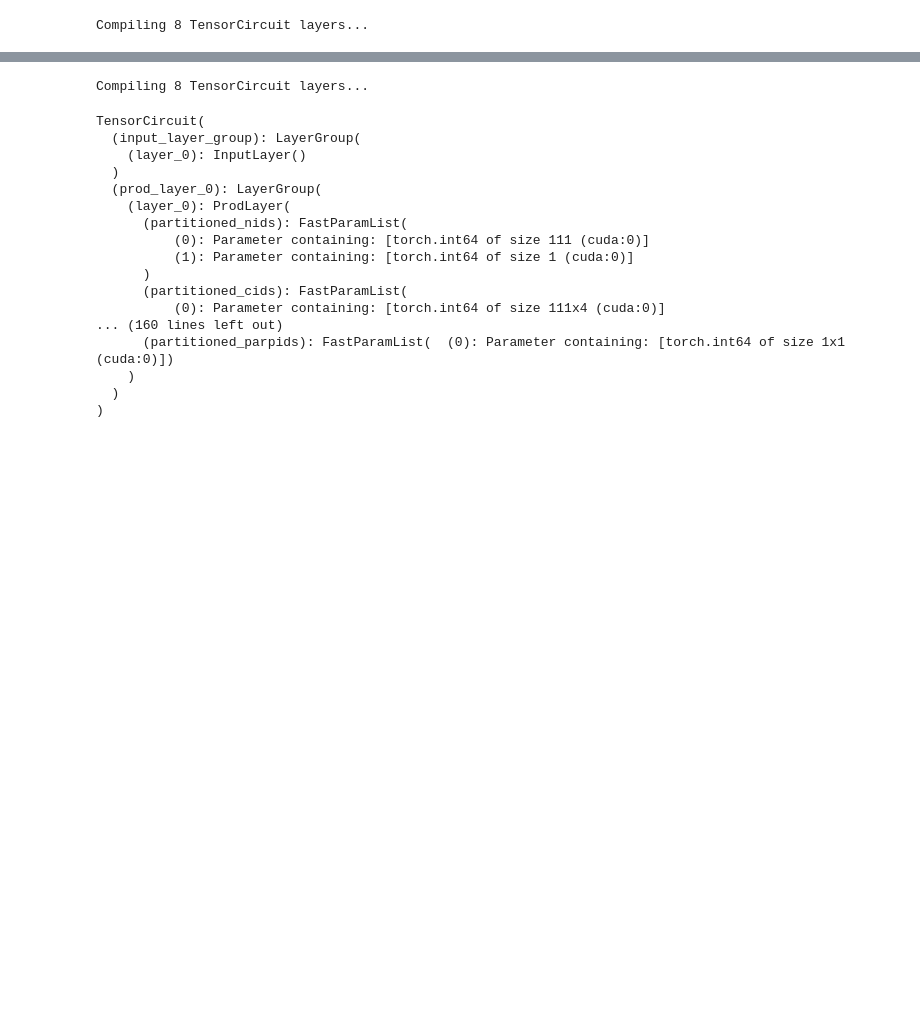
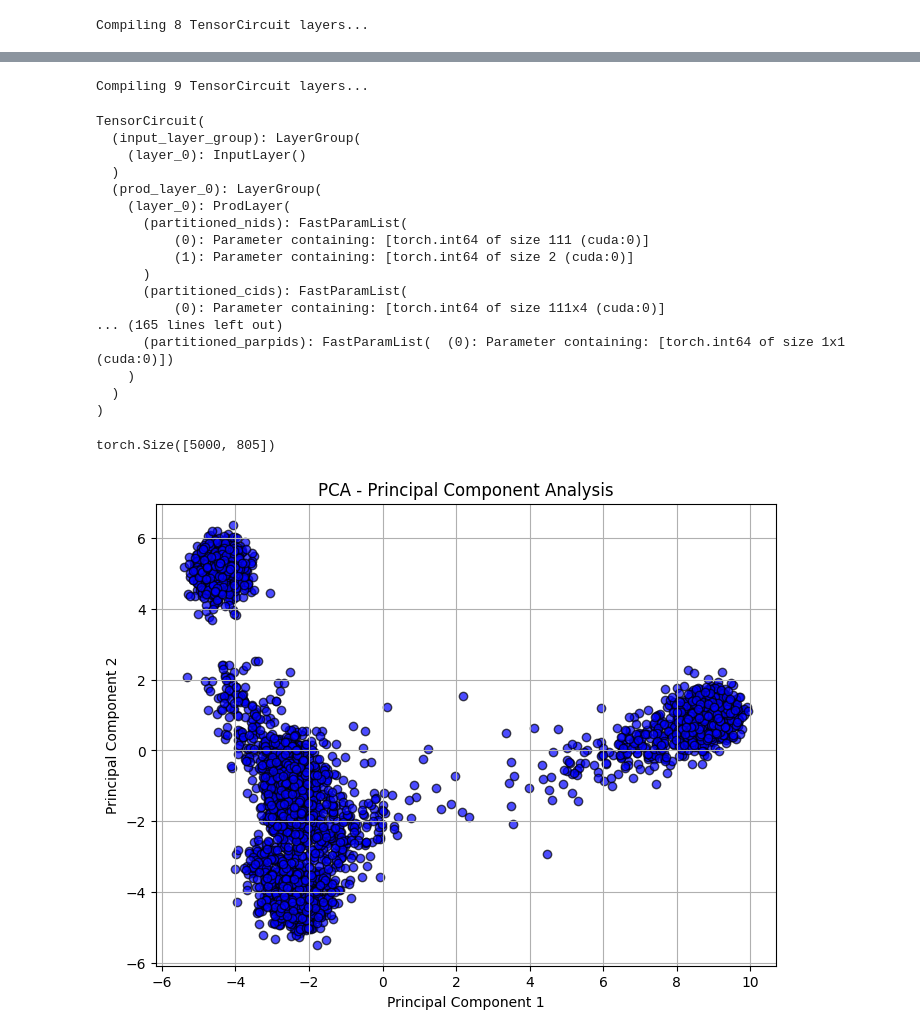
Before and after one commit to prateekanand2/genetic_pc, a Jupyter notebook: train.ipynb, the cells around one changed output, grey strips where cells are left out. Drawn from its saved outputs; the diff is of its cells as text; code cells hidden in the pictures; blank space fills up the shorter version.

Commit message:
Add PC plots

```diff
--- a/train.ipynb
+++ b/train.ipynb
@@ -45,8 +46,8 @@ indices = np.random.permutation(total_size)
 train_indices, valid_indices = indices[:train_size], indices[train_size:]
 train_data, valid_data = data[train_indices], data[valid_indices]
 
-train_data = torch.tensor(train_data, dtype=torch.uint8)
-valid_data = torch.tensor(valid_data, dtype=torch.uint8)
+train_data = torch.tensor(train_data, dtype=torch.long)
+valid_data = torch.tensor(valid_data, dtype=torch.long)
 
 print(train_data.shape)
 print(valid_data.shape)
@@ -151,11 +155,12 @@ for epoch in range(1, 350+1):
 # %%
 juice.save('genetic_pc/test.jpc', pc)
 # %%
+device = torch.device("cuda:0")
 ns = juice.load('genetic_pc/test.jpc')
 pc = juice.compile(ns)
 pc.to(device)
 # %% [output]
-Compiling 8 TensorCircuit layers...
+Compiling 9 TensorCircuit layers...
 TensorCircuit(
   (input_layer_group): LayerGroup(
     (layer_0): InputLayer()
@@ -164,12 +169,38 @@ TensorCircuit(
     (layer_0): ProdLayer(
       (partitioned_nids): FastParamList(
           (0): Parameter containing: [torch.int64 of size 111 (cuda:0)]
-          (1): Parameter containing: [torch.int64 of size 1 (cuda:0)]
+          (1): Parameter containing: [torch.int64 of size 2 (cuda:0)]
       )
       (partitioned_cids): FastParamList(
           (0): Parameter containing: [torch.int64 of size 111x4 (cuda:0)]
-... (160 lines left out)
+... (165 lines left out)
       (partitioned_parpids): FastParamList(  (0): Parameter containing: [torch.int64 of size 1x1 (cuda:0)])
     )
   )
 )
+# %%
+samples = juice.queries.sample(pc, num_samples = 5000)
+print(samples.shape)
+# %% [output]
+torch.Size([5000, 805])
+# %%
+# Initialize PCA
+pca = PCA(n_components=2)
+
+# Fit and transform the data
+pcs = pca.fit_transform(train_data)
+
+# pcs now contains the principal components
+# pcs[:, 0] are the x-coordinates (PC1)
+# pcs[:, 1] are the y-coordinates (PC2)
+
+# Create the scatter plot
+plt.figure(figsize=(8, 6))
+plt.scatter(pcs[:, 0], pcs[:, 1], c='blue', edgecolor='k', alpha=0.7)
+plt.xlabel('Principal Component 1')
+plt.ylabel('Principal Component 2')
+plt.title('PCA - Principal Component Analysis')
+plt.grid(True)
+plt.show()
+# %% [output]
+[figure, added]
```
Also changed, not shown: parts of 4 cells of this notebook, 1 other file.
